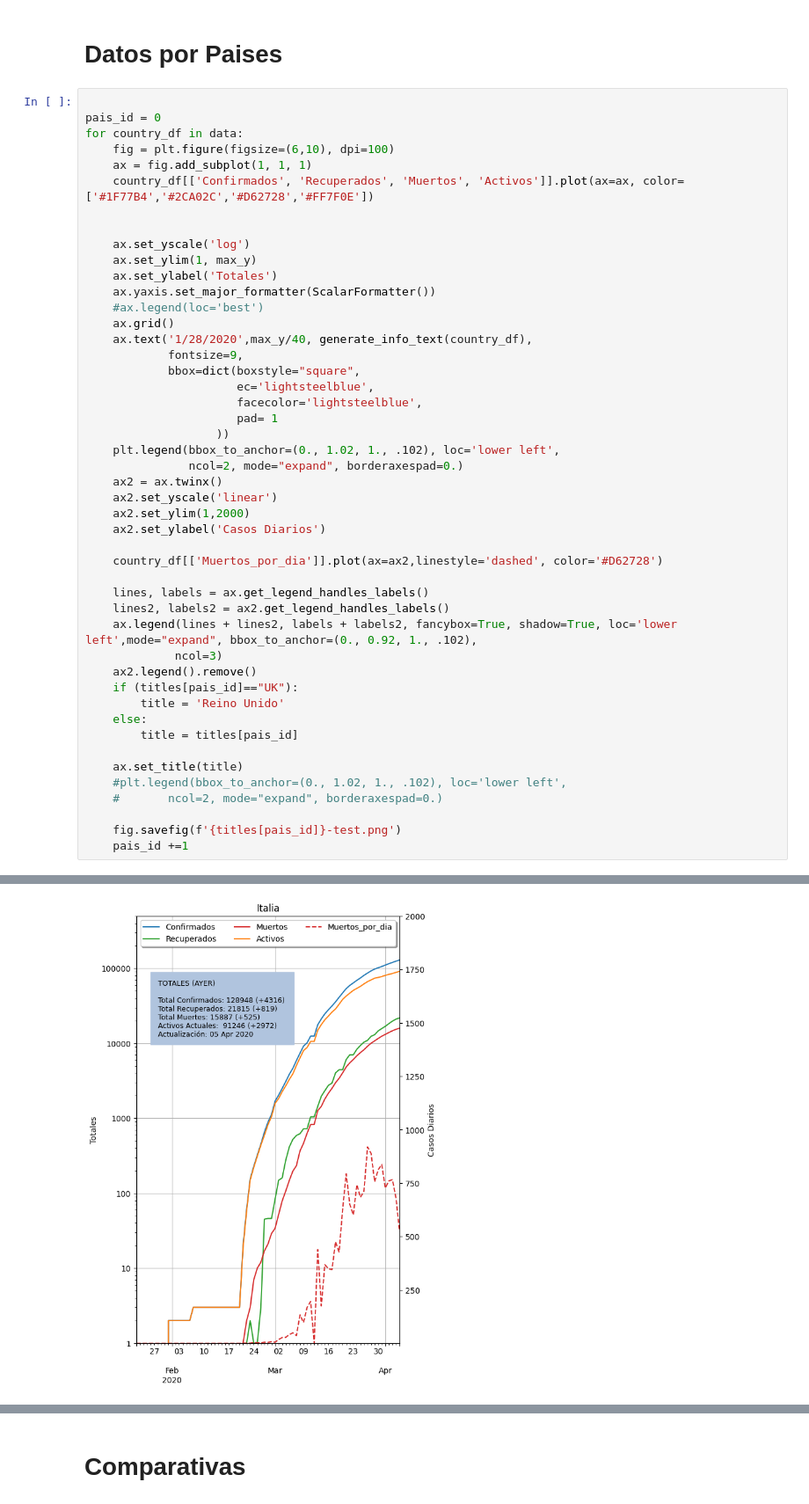
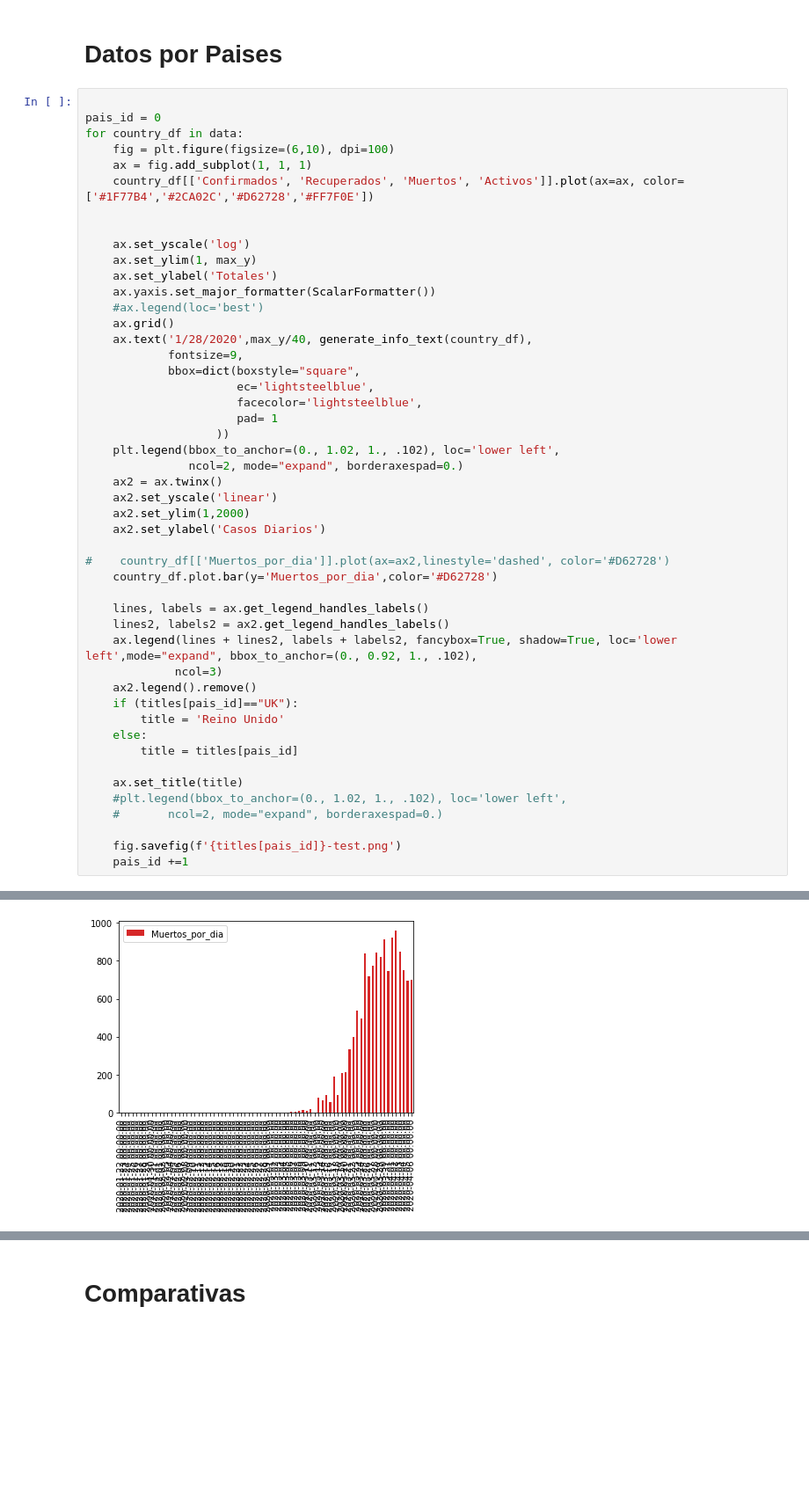
Before and after one commit to edavidfs/covid19-graph, a Jupyter notebook: Covid19-graph.ipynb, the cells around one changed output, grey strips where cells are left out. Shown at 88% size. Cells and saved outputs as stored; diff of their text form; blank space fills up the shorter version.

```diff
--- a/Covid19-graph.ipynb
+++ b/Covid19-graph.ipynb
@@ -269,7 +269,8 @@ for country_df in data:
     ax2.set_ylim(1,2000)
     ax2.set_ylabel('Casos Diarios')
 
-    country_df[['Muertos_por_dia']].plot(ax=ax2,linestyle='dashed', color='#D62728')
+#    country_df[['Muertos_por_dia']].plot(ax=ax2,linestyle='dashed', color='#D62728')
+    country_df.plot.bar(y='Muertos_por_dia',color='#D62728')
 
     lines, labels = ax.get_legend_handles_labels()
     lines2, labels2 = ax2.get_legend_handles_labels()
@@ -292 +306 @@ for country_df in data:
-[figure, old version]
+[figure, new version]
```
Also changed, not shown: parts of 6 cells of this notebook, 38 other files.
